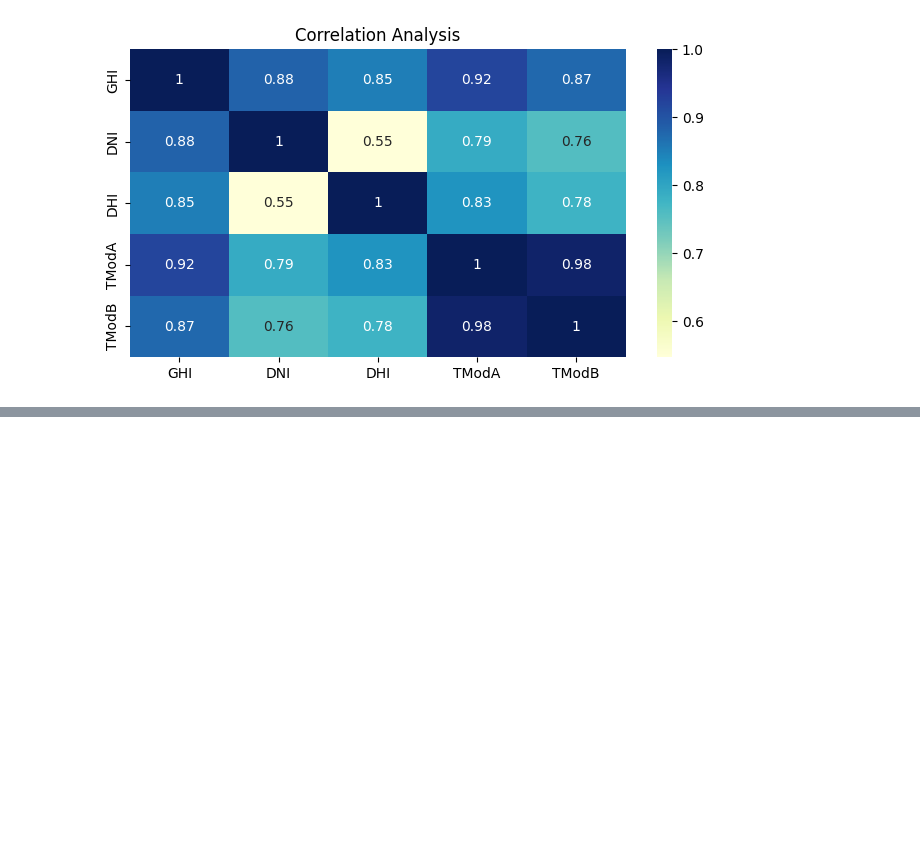
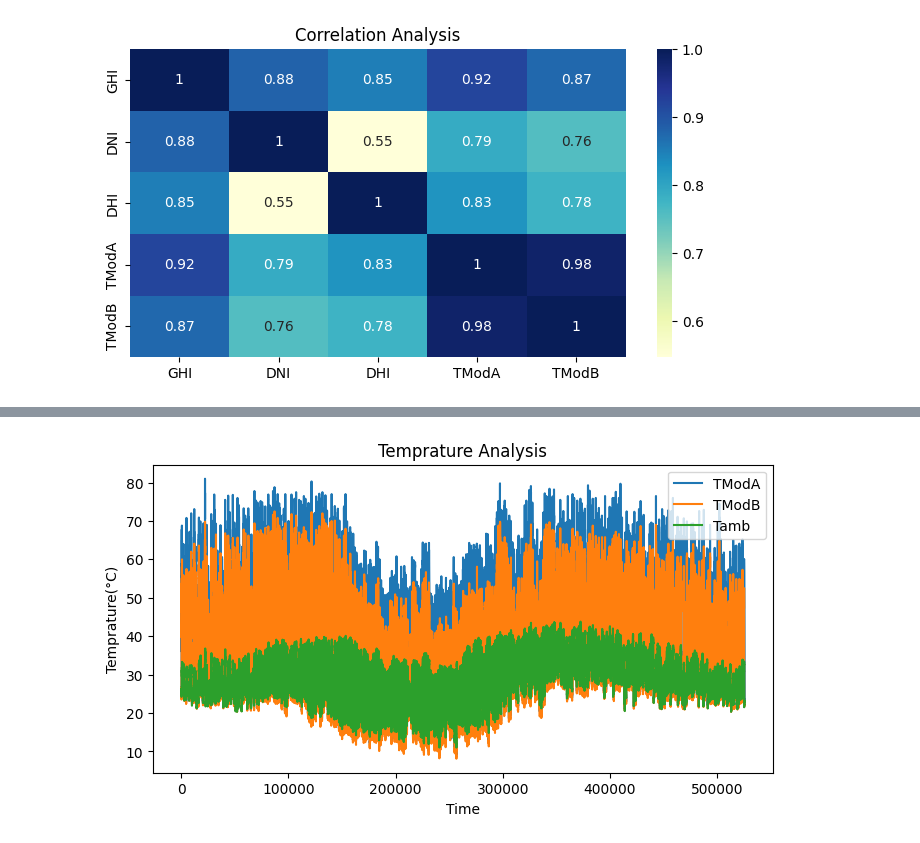
Before and after one commit to EstifanosTeklay/MoonLight-Energy-Solutions, a Jupyter notebook: notebooks/benin_EDA.ipynb, the cells around one changed output, grey strips where cells are left out. Cells and saved outputs as stored; diff of their text form; code cells hidden in the pictures; blank space fills up the shorter version.

```diff
--- a/notebooks/benin_EDA.ipynb
+++ b/notebooks/benin_EDA.ipynb
@@ -151,0 +168,8 @@ plt.show()
+# %%
+benin_data[['TModA', 'TModB', 'Tamb']].plot(figsize=(8,4))
+plt.title('Temprature Analysis')
+plt.xlabel('Time')
+plt.ylabel('Temprature(°C)')
+plt.show()
+# %% [output]
+[figure, added]
```
Also changed, not shown: parts of 3 cells of this notebook.
